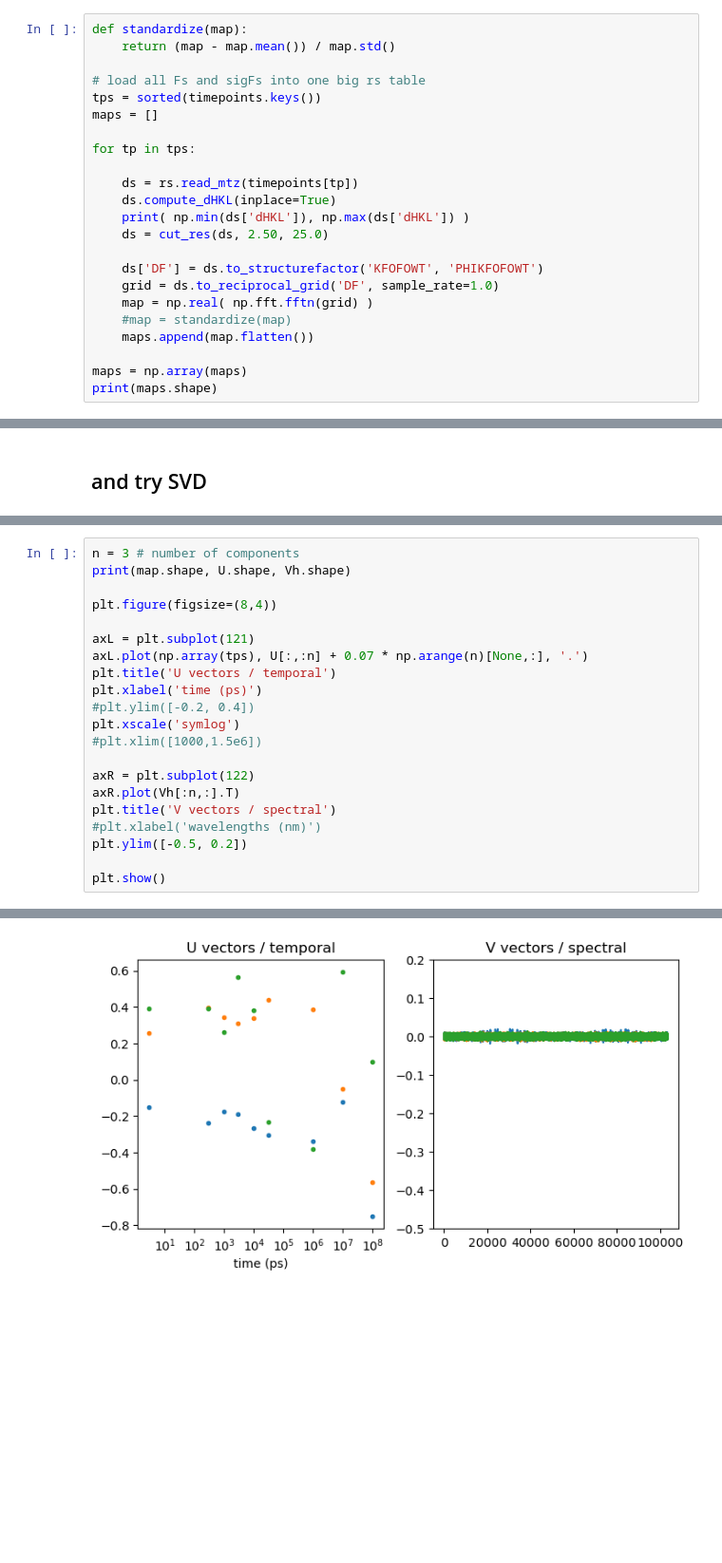
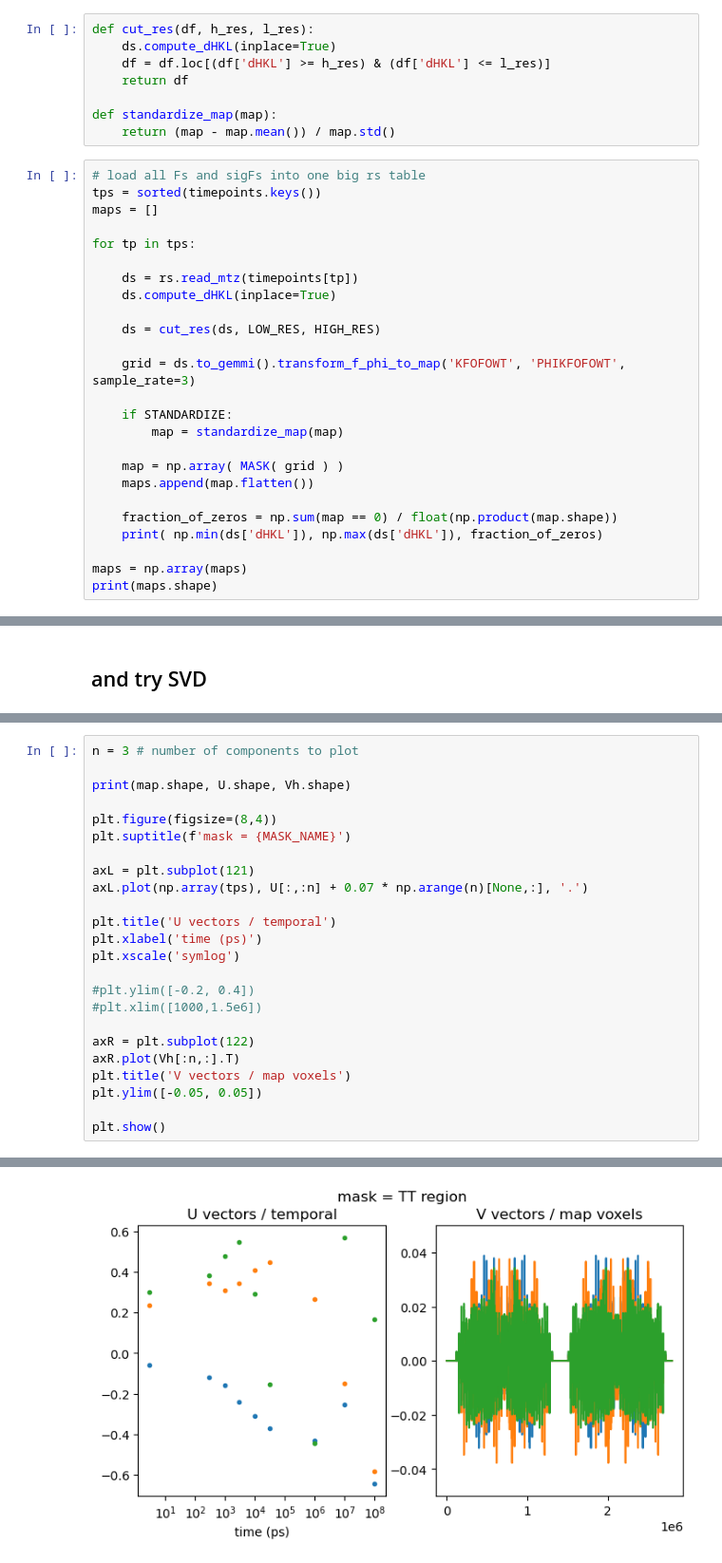
Before and after one commit to tjlane/mmcpd-p19638, a Jupyter notebook: svd.ipynb, the cells around one changed output, grey strips where cells are left out. Shown at 95% size. Drawn from its saved outputs; the diff is of its cells as text; blank space fills up the shorter version.

```diff
--- a/svd.ipynb
+++ b/svd.ipynb
@@ -31,10 +44,15 @@ timepoints = {
 
 for k in timepoints.keys():
     timepoints[k] = base_path + timepoints[k]
+# %%
+def cut_res(df, h_res, l_res):
+    ds.compute_dHKL(inplace=True)
+    df = df.loc[(df['dHKL'] >= h_res) & (df['dHKL'] <= l_res)]
+    return df
+
+def standardize_map(map):
+    return (map - map.mean()) / map.std()
 # %%
-def standardize(map):
-    return (map - map.mean()) / map.std()
-
 # load all Fs and sigFs into one big rs table
 tps = sorted(timepoints.keys())
 maps = []
@@ -43,14 +61,19 @@ for tp in tps:
 
     ds = rs.read_mtz(timepoints[tp])
     ds.compute_dHKL(inplace=True)
-    print( np.min(ds['dHKL']), np.max(ds['dHKL']) )
-    ds = cut_res(ds, 2.50, 25.0)
 
-    ds['DF'] = ds.to_structurefactor('KFOFOWT', 'PHIKFOFOWT')
-    grid = ds.to_reciprocal_grid('DF', sample_rate=1.0)
-    map = np.real( np.fft.fftn(grid) )
-    #map = standardize(map)
+    ds = cut_res(ds, LOW_RES, HIGH_RES)
+
+    grid = ds.to_gemmi().transform_f_phi_to_map('KFOFOWT', 'PHIKFOFOWT', sample_rate=3)
+
+    if STANDARDIZE:
+        map = standardize_map(map)
+
+    map = np.array( MASK( grid ) )
     maps.append(map.flatten())
+
+    fraction_of_zeros = np.sum(map == 0) / float(np.product(map.shape))
+    print( np.min(ds['dHKL']), np.max(ds['dHKL']), fraction_of_zeros)
 
 maps = np.array(maps)
 print(maps.shape)
@@ -81,22 +104,25 @@ plt.show()
 # %%
-n = 3 # number of components
+n = 3 # number of components to plot
+
 print(map.shape, U.shape, Vh.shape)
 
 plt.figure(figsize=(8,4))
+plt.suptitle(f'mask = {MASK_NAME}')
 
 axL = plt.subplot(121)
 axL.plot(np.array(tps), U[:,:n] + 0.07 * np.arange(n)[None,:], '.')
+
 plt.title('U vectors / temporal')
 plt.xlabel('time (ps)')
+plt.xscale('symlog')
+
 #plt.ylim([-0.2, 0.4])
-plt.xscale('symlog')
 #plt.xlim([1000,1.5e6])
 
 axR = plt.subplot(122)
 axR.plot(Vh[:n,:].T)
-plt.title('V vectors / spectral')
-#plt.xlabel('wavelengths (nm)')
-plt.ylim([-0.5, 0.2])
+plt.title('V vectors / map voxels')
+plt.ylim([-0.05, 0.05])
 
 plt.show()
 # %% [output]
@@ -104,2 +130,2 @@ plt.show()
-[figure, old version]
+[figure, new version]
 # %%
```
Also changed, not shown: parts of 7 cells of this notebook.
